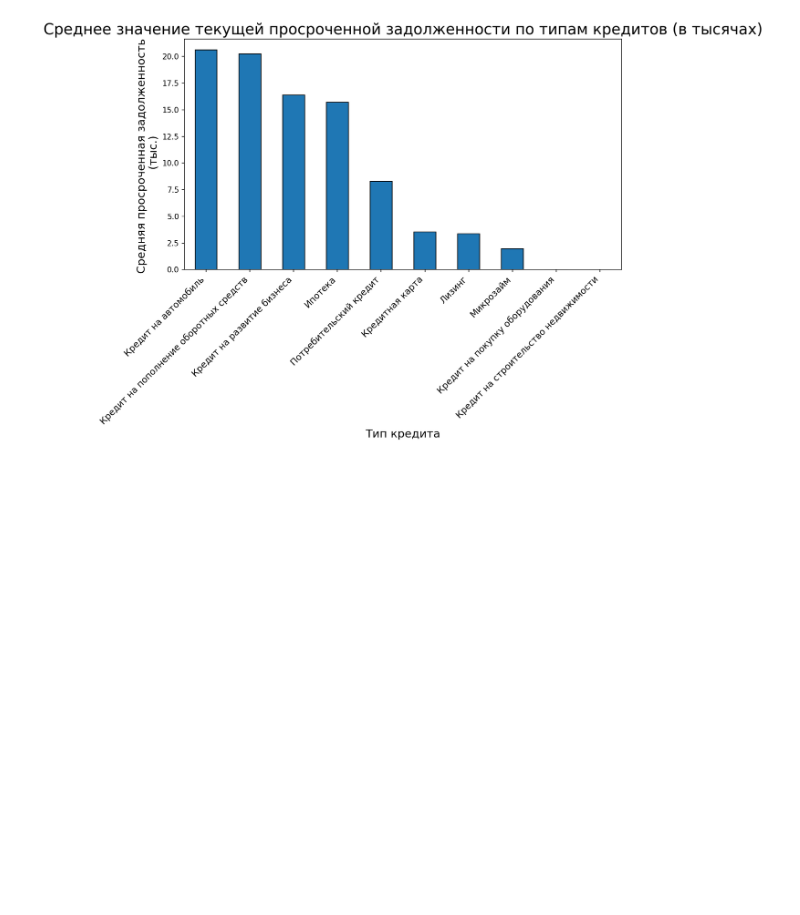
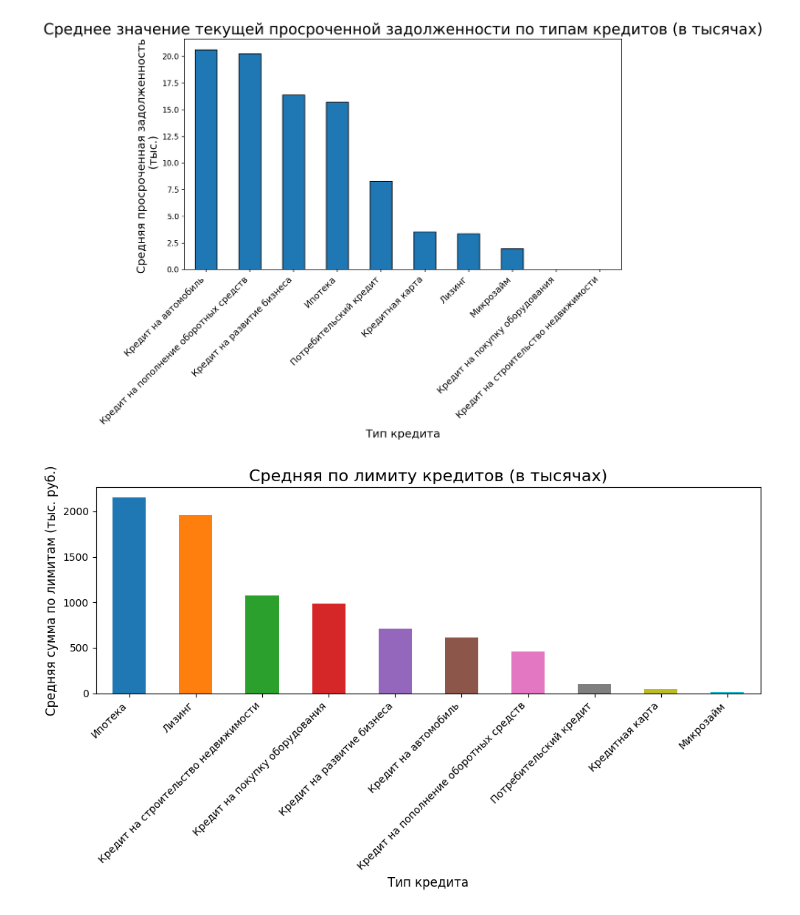
Before and after one commit to budennovsk/testovoe_Antifraud, a Jupyter notebook: testovoe_Antifraud.ipynb, the cells around one changed output. Drawn from its saved outputs; the diff is of its cells as text; code cells hidden in the pictures; blank space fills up the shorter version.

```diff
--- a/testovoe_Antifraud.ipynb
+++ b/testovoe_Antifraud.ipynb
@@ -649,3 +747,68 @@ else:
     print("Колонки 'CRED_TYPE' или 'CRED_SUM_OVERDUE' не найдены в DataFrame.")
 # %% [output]
 [figure]
+# %%
+import pandas as pd
+import matplotlib.pyplot as plt
+
+# Словарь для замены числовых значений на текстовые метки для CRED_TYPE
+cred_type_dict = {
+    0: 'Неизвестный тип кредита',
+    1: 'Кредит на автомобиль',
+    2: 'Лизинг',
+    3: 'Ипотека',
+    4: 'Кредитная карта',
+    5: 'Потребительский кредит',
+    6: 'Кредит на развитие бизнеса',
+    7: 'Кредит на пополнение оборотных средств',
+    8: 'Кредит на покупку оборудования',
+    9: 'Кредит на строительство недвижимости',
+    10: 'Кредит на покупку акций (маржинальное кредитование)',
+    11: 'Межбанковский кредит',
+    12: 'Кредит мобильного оператора',
+    13: 'Кредит на обучение',
+    14: 'Дебетовая карта с овердрафтом',
+    15: 'Ипотека (первичный рынок)',
+    16: 'Ипотека (вторичный рынок)',
+    17: 'Ипотека (ломбардный кредит)',
+    99: 'Другой тип кредита',
+    18: 'Кредит наличными (нецелевой)',
+    19: 'Микрозайм'
+}
+
+# Устанавливаем фиксированные цвета для графика
+fixed_colors = ['#1f77b4', '#ff7f0e', '#2ca02c', '#d62728', '#9467bd', '#8c564b', '#e377c2', '#7f7f7f', '#bcbd22', '#17becf']
+
+# Создаем копию датафрейма
+df_copy = df_ki_loans_task.copy()
+
+# Проверяем, что колонка CRED_TYPE и CRED_SUM_LIMIT существуют
+if 'CRED_TYPE' in df_copy.columns and 'CRED_SUM_LIMIT' in df_copy.columns:
+    # Заменяем числовые значения на текстовые метки для CRED_TYPE
+    df_copy['CRED_TYPE'] = df_copy['CRED_TYPE'].map(cred_type_dict)
+
+    # Группируем данные по типам кредита и считаем среднее значение для CRED_SUM_LIMIT
+    avg_credit_sum = df_copy.groupby('CRED_TYPE')['CRED_SUM_LIMIT'].mean().sort_values(ascending=False)
+
+    # Переводим сумму в тысячи
+    avg_credit_sum_in_thousands = avg_credit_sum / 1000  # перевод в тысячи
+
+    # Построение графика
+    plt.figure(figsize=(10, 6))
+    avg_credit_sum_in_thousands.plot(kind='bar', color=fixed_colors[:len(avg_credit_sum_in_thousands)])
+
+    # Добавляем заголовок и метки для осей
+    plt.title('Средняя по лимиту кредитов (в тысячах)', fontsize=16)
+    plt.xlabel('Тип кредита', fontsize=12)
+    plt.ylabel('Средняя сумма по лимитам (тыс. руб.)', fontsize=12)
+
+    # Поворачиваем метки оси X для удобства
+    plt.xticks(rotation=45, ha='right', fontsize=10)
+
+    # Отображаем график
+    plt.tight_layout()
+    plt.show()
+else:
+    print("Колонки 'CRED_TYPE' или 'CRED_SUM_LIMIT' не найдены в DataFrame.")
+# %% [output]
+[figure, added]
```
Also changed, not shown: parts of 22 cells of this notebook.
